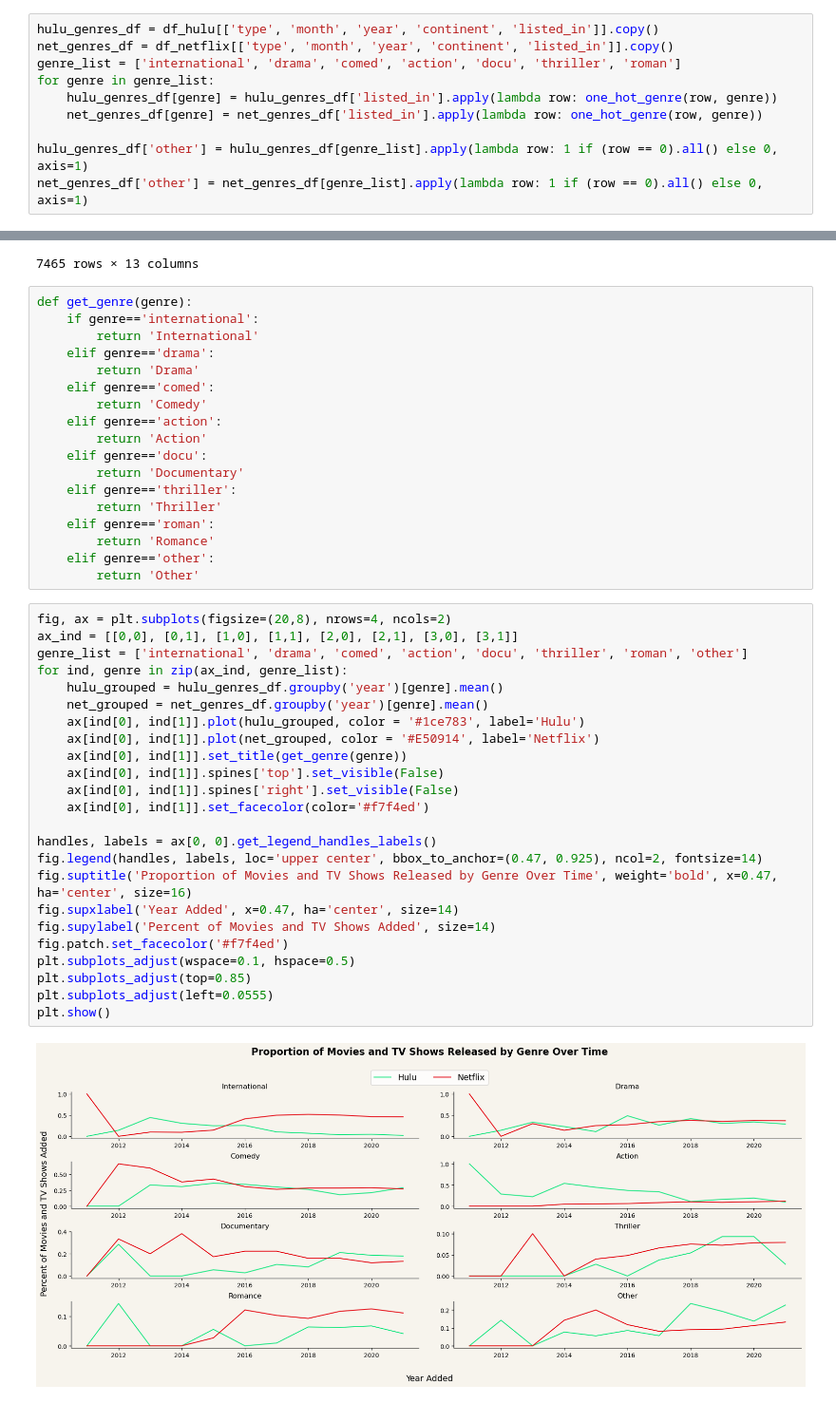
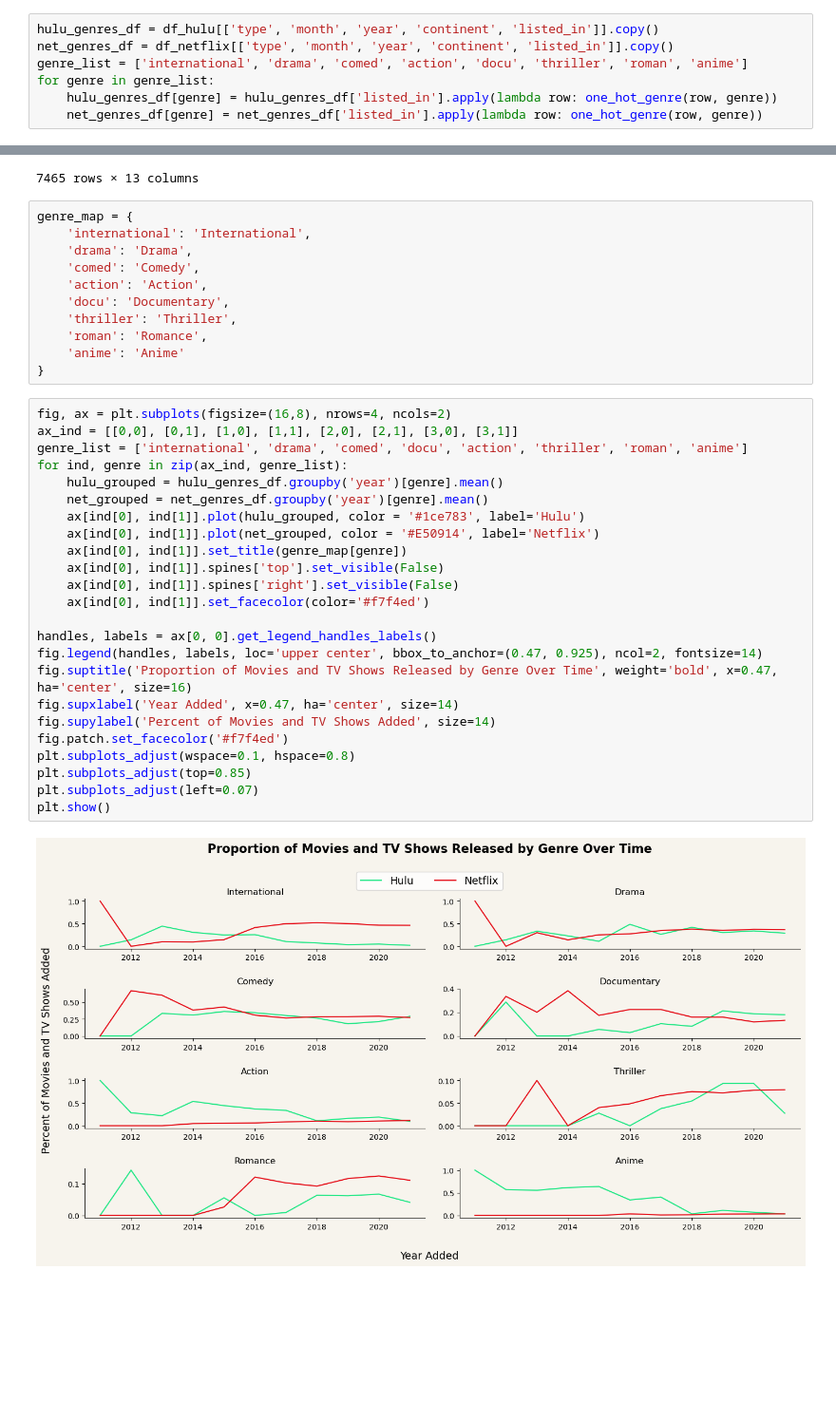
Before and after one commit to RickyMiura/Netflix-Hulu-EDA, a Jupyter notebook: ricky_eda.ipynb, the cells around one changed output, grey strips where cells are left out. Shown at 95% size. Drawn from its saved outputs; the diff is of its cells as text; blank space fills up the shorter version.

Commit message:
finalized plots

```diff
--- a/ricky_eda.ipynb
+++ b/ricky_eda.ipynb
@@ -132,13 +144,10 @@ def one_hot_genre(listed_in, genre):
 # %%
 hulu_genres_df = df_hulu[['type', 'month', 'year', 'continent', 'listed_in']].copy()
 net_genres_df = df_netflix[['type', 'month', 'year', 'continent', 'listed_in']].copy()
-genre_list = ['international', 'drama', 'comed', 'action', 'docu', 'thriller', 'roman']
+genre_list = ['international', 'drama', 'comed', 'action', 'docu', 'thriller', 'roman', 'anime']
 for genre in genre_list:
     hulu_genres_df[genre] = hulu_genres_df['listed_in'].apply(lambda row: one_hot_genre(row, genre))
     net_genres_df[genre] = net_genres_df['listed_in'].apply(lambda row: one_hot_genre(row, genre))
-
-hulu_genres_df['other'] = hulu_genres_df[genre_list].apply(lambda row: 1 if (row == 0).all() else 0, axis=1)
-net_genres_df['other'] = net_genres_df[genre_list].apply(lambda row: 1 if (row == 0).all() else 0, axis=1)
 # %%
 hulu_genres_df
 # %% [output]
@@ -172,46 +181,39 @@ net_genres_df
 | 7464 | movie | 3 | 2019 | asia | dramas, international movies, mus... | 1 | 1 | 0 | 0 | 0 | ... |
 7465 rows × 13 columns
 # %%
-def get_genre(genre):
-    if genre=='international':
-        return 'International'
-    elif genre=='drama':
-        return 'Drama'
-    elif genre=='comed':
-        return 'Comedy'
-    elif genre=='action':
-        return 'Action'
-    elif genre=='docu':
-        return 'Documentary'
-    elif genre=='thriller':
-        return 'Thriller'
-    elif genre=='roman':
-        return 'Romance'
-    elif genre=='other':
-        return 'Other'
+genre_map = {
+    'international': 'International',
+    'drama': 'Drama',
+    'comed': 'Comedy',
+    'action': 'Action',
+    'docu': 'Documentary',
+    'thriller': 'Thriller',
+    'roman': 'Romance',
+    'anime': 'Anime'
+}
 # %%
-fig, ax = plt.subplots(figsize=(20,8), nrows=4, ncols=2)
+fig, ax = plt.subplots(figsize=(16,8), nrows=4, ncols=2)
 ax_ind = [[0,0], [0,1], [1,0], [1,1], [2,0], [2,1], [3,0], [3,1]]
-genre_list = ['international', 'drama', 'comed', 'action', 'docu', 'thriller', 'roman', 'other']
+genre_list = ['international', 'drama', 'comed', 'docu', 'action', 'thriller', 'roman', 'anime']
 for ind, genre in zip(ax_ind, genre_list):
     hulu_grouped = hulu_genres_df.groupby('year')[genre].mean()
     net_grouped = net_genres_df.groupby('year')[genre].mean()
     ax[ind[0], ind[1]].plot(hulu_grouped, color = '#1ce783', label='Hulu')
     ax[ind[0], ind[1]].plot(net_grouped, color = '#E50914', label='Netflix')
-    ax[ind[0], ind[1]].set_title(get_genre(genre))
+    ax[ind[0], ind[1]].set_title(genre_map[genre])
     ax[ind[0], ind[1]].spines['top'].set_visible(False)
     ax[ind[0], ind[1]].spines['right'].set_visible(False)
     ax[ind[0], ind[1]].set_facecolor(color='#f7f4ed')
 
 handles, labels = ax[0, 0].get_legend_handles_labels()
 fig.legend(handles, labels, loc='upper center', bbox_to_anchor=(0.47, 0.925), ncol=2, fontsize=14)
 fig.suptitle('Proportion of Movies and TV Shows Released by Genre Over Time', weight='bold', x=0.47, ha='center', size=16)
 fig.supxlabel('Year Added', x=0.47, ha='center', size=14)
 fig.supylabel('Percent of Movies and TV Shows Added', size=14)
 fig.patch.set_facecolor('#f7f4ed')
-plt.subplots_adjust(wspace=0.1, hspace=0.5)
+plt.subplots_adjust(wspace=0.1, hspace=0.8)
 plt.subplots_adjust(top=0.85)
-plt.subplots_adjust(left=0.0555)
+plt.subplots_adjust(left=0.07)
 plt.show()
 # %% [output]
-[figure, old version]
+[figure, new version]
```
Also changed, not shown: parts of 4 cells of this notebook.
